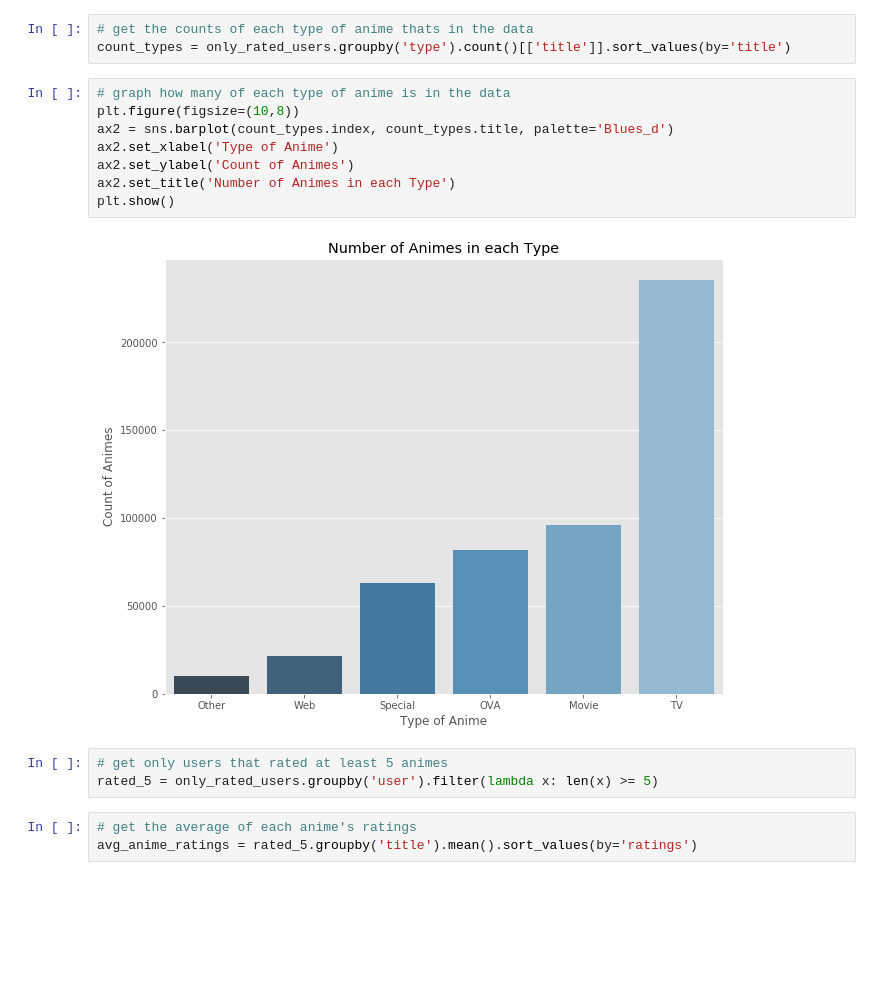
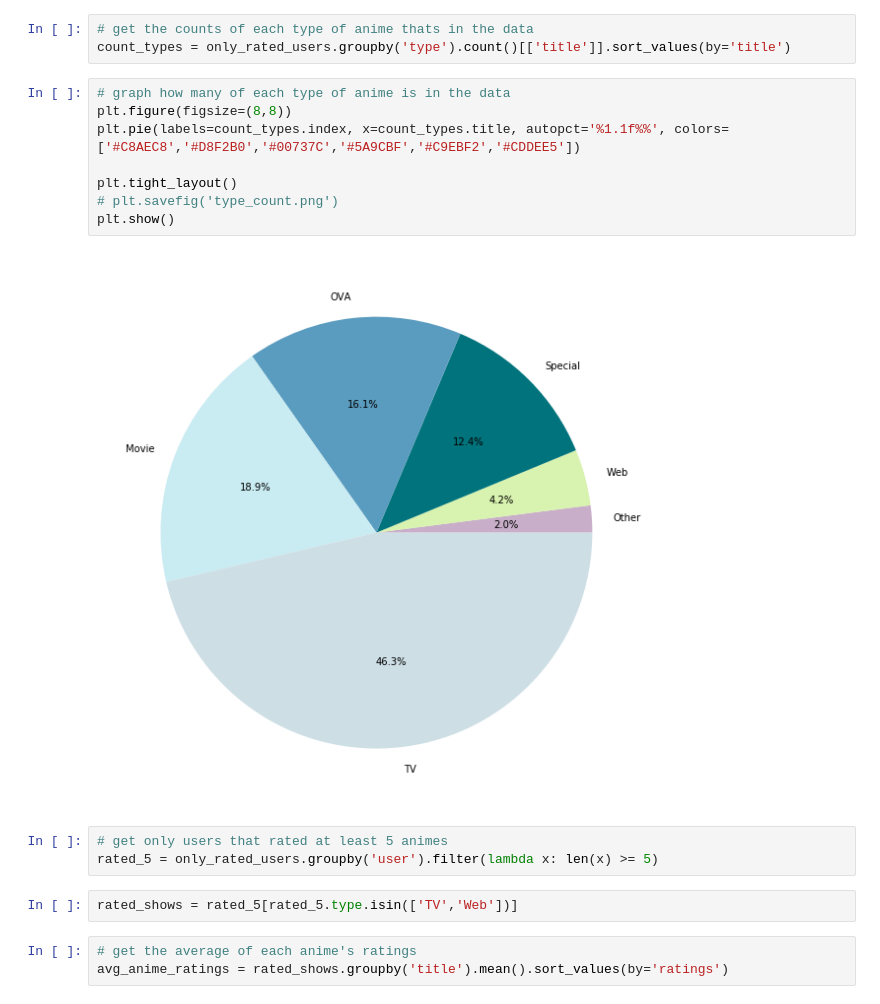
Before and after one commit to pauly51994/your_anime_recommender, a Jupyter notebook: EDA.ipynb, the cells around one changed output. Saved outputs shown, nothing was run; the diff lists cells and outputs as text; blank space fills up the shorter version.

```diff
--- a/EDA.ipynb
+++ b/EDA.ipynb
@@ -87,20 +116,22 @@ plt.show()
 count_types = only_rated_users.groupby('type').count()[['title']].sort_values(by='title')
 # %%
 # graph how many of each type of anime is in the data
-plt.figure(figsize=(10,8))
-ax2 = sns.barplot(count_types.index, count_types.title, palette='Blues_d')
-ax2.set_xlabel('Type of Anime')
-ax2.set_ylabel('Count of Animes')
-ax2.set_title('Number of Animes in each Type')
+plt.figure(figsize=(8,8))
+plt.pie(labels=count_types.index, x=count_types.title, autopct='%1.1f%%', colors=['#C8AEC8','#D8F2B0','#00737C','#5A9CBF','#C9EBF2','#CDDEE5'])
+
+plt.tight_layout()
+# plt.savefig('type_count.png')
 plt.show()
 # %% [output]
-[figure, old version]
+[figure, new version]
 # %%
 # get only users that rated at least 5 animes
 rated_5 = only_rated_users.groupby('user').filter(lambda x: len(x) >= 5)
+# %%
+rated_shows = rated_5[rated_5.type.isin(['TV','Web'])]
 # %%
 # get the average of each anime's ratings
-avg_anime_ratings = rated_5.groupby('title').mean().sort_values(by='ratings')
+avg_anime_ratings = rated_shows.groupby('title').mean().sort_values(by='ratings')
 # %%
 avg_anime_ratings.tail(20)
 # %% [output]
```
Also changed, not shown: parts of 11 cells of this notebook, 6 other files.
